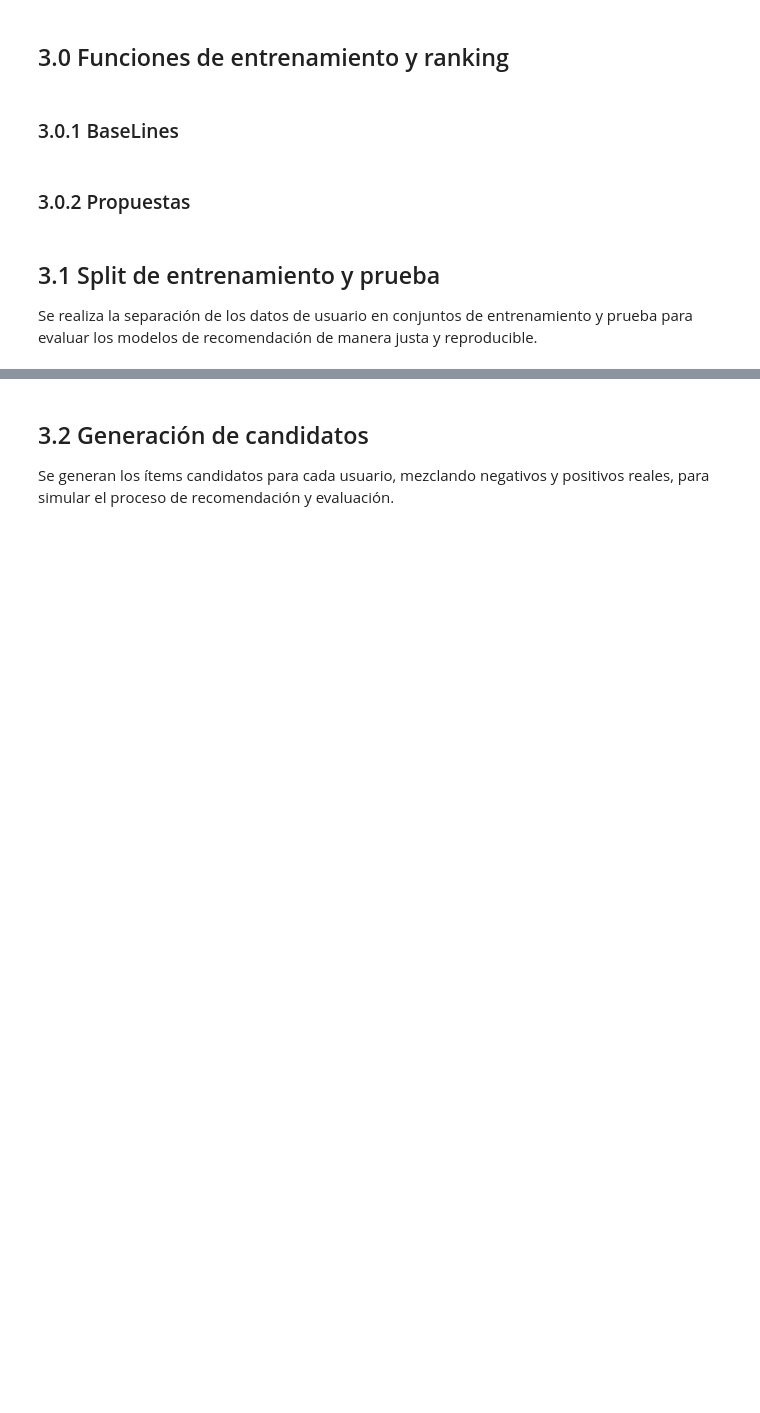
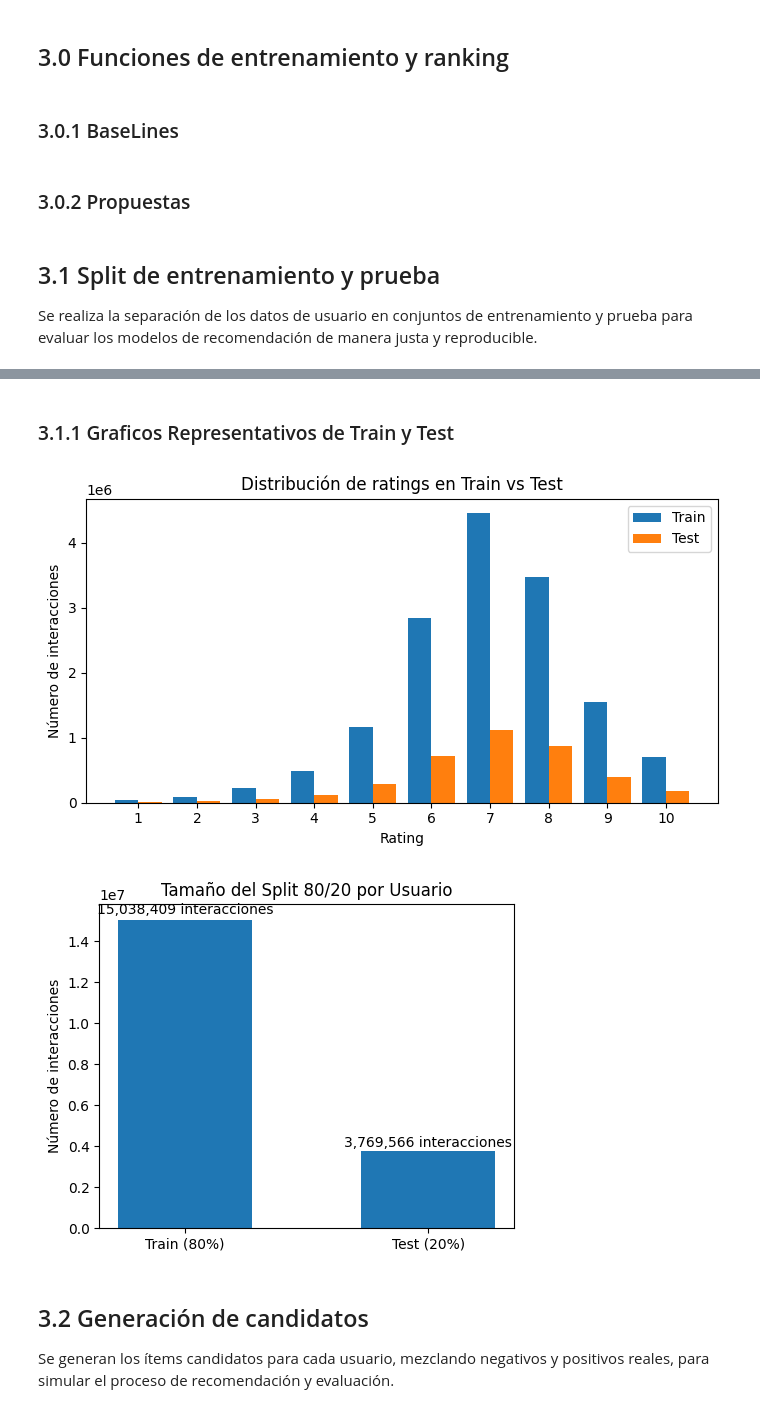
Before and after one commit to elruko/proyecto_RecSys, a Jupyter notebook: main.ipynb, the cells around one changed output, grey strips where cells are left out. Cells and saved outputs as stored; diff of their text form; code cells hidden in the pictures; blank space fills up the shorter version.

```diff
--- a/main.ipynb
+++ b/main.ipynb
@@ -38,19 +64,18 @@ def _eta(start_t, done, total):
     remain = rate * (total - done)
     return _fmt_secs(remain)
 # %%
-# === Split hold-out por usuario (80/20) con progreso ===
 def make_holdout_by_user(df_user_ratings, rating_scale=(1,10), test_frac=0.2, min_per_user=3, seed=42, log_every=10_000):
+    from surprise import Dataset as SurpriseDataset, Reader
+
     rng = np.random.default_rng(seed)
     df = df_user_ratings.copy()
     df["Username"] = df["Username"].astype(str)
     df["BGGId"] = df["BGGId"].astype(str)
 
-    # filtrar usuarios con suficientes interacciones
     counts = df.groupby("Username")["BGGId"].count()
     keep_users = counts[counts >= min_per_user].index
     df = df[df["Username"].isin(keep_users)].reset_index(drop=True)
 
-    # split por usuario
     train_rows, test_rows = [], []
     user_groups = df.groupby("Username", sort=False)
     total_users = len(user_groups)
@@ -61,6 +86,7 @@ def make_holdout_by_user(df_user_ratings, rating_scale=(1,10), test_frac=0.2, mi
         idxs = rng.permutation(len(g))
         n_test = max(1, int(round(test_frac * len(g))))
         test_idx = set(idxs[:n_test])
+
         for i, row in enumerate(g.itertuples(index=False)):
             (test_rows if i in test_idx else train_rows).append(row)
 
@@ -72,16 +98,18 @@ def make_holdout_by_user(df_user_ratings, rating_scale=(1,10), test_frac=0.2, mi
     train_df = pd.DataFrame(train_rows, columns=df.columns)
     test_df  = pd.DataFrame(test_rows,  columns=df.columns)
 
-    # Surprise trainset
-    data = Dataset.load_from_df(train_df[["Username","BGGId","Rating"]], Reader(rating_scale=rating_scale))
+    data = SurpriseDataset.load_from_df(
+        train_df[["Username","BGGId","Rating"]],
+        Reader(rating_scale=rating_scale)
+    )
     trainset = data.build_full_trainset()
 
-    # testset como lista de tuplas (uid,iid,r)
     testset = list(test_df[["Username","BGGId","Rating"]].itertuples(index=False, name=None))
 
     print(f"[Split] Usuarios: {trainset.n_users:,} | Ítems: {trainset.n_items:,} | "
           f"Train inter.: {trainset.n_ratings:,} | Test inter.: {len(testset):,}")
     print(f"[Split] Hecho en {_fmt_secs(time.time()-t0)}")
+
     return trainset, testset, train_df, test_df
 # %%
 # === Candidatos por usuario ===
@@ -712,3 +830,65 @@ trainset, testset, train_df, test_df = make_holdout_by_user(
+# %% [markdown]
+### 3.1.1 Graficos Representativos de Train y Test
+# %%
+import numpy as np
+import matplotlib.pyplot as plt
+import os
+
+os.makedirs("figs", exist_ok=True)
+
+train_ratings = train_df["Rating"].dropna().astype(int)
+test_ratings = test_df["Rating"].dropna().astype(int)
+ratings = np.arange(1, 11)
+
+train_counts = train_ratings.value_counts().reindex(ratings, fill_value=0)
+test_counts  = test_ratings.value_counts().reindex(ratings, fill_value=0)
+
+x = np.arange(len(ratings))
+width = 0.4
+
+plt.figure(figsize=(7, 4))
+
+plt.bar(x - width/2, train_counts.values, width=width, label="Train")
+plt.bar(x + width/2, test_counts.values, width=width, label="Test")
+
+plt.xticks(x, ratings)
+plt.xlabel("Rating")
+plt.ylabel("Número de interacciones")
+plt.title("Distribución de ratings en Train vs Test")
+plt.legend()
+plt.tight_layout()
+
+plt.savefig("figs/distribucion_ratings_train_test_barras.png", dpi=300, bbox_inches="tight")
+
+n_train = len(train_df)
+n_test = len(test_df)
+
+plt.figure(figsize=(5, 4))
+
+bars = plt.bar(
+    ["Train (80%)", "Test (20%)"],
+    [n_train, n_test],
+    width=0.55
+)
+
+for bar, value in zip(bars, [n_train, n_test]):
+    plt.text(
+        bar.get_x() + bar.get_width() / 2,
+        bar.get_height() + (0.01 * bar.get_height()),
+        f"{value:,} interacciones",
+        ha="center",
+        va="bottom",
+        fontsize=10
+    )
+
+plt.title("Tamaño del Split 80/20 por Usuario", fontsize=12)
+plt.ylabel("Número de interacciones")
+plt.tight_layout()
+
+plt.savefig("figs/protocolo_split_holdout.png", dpi=300, bbox_inches="tight")
+# %% [output]
+[figure, added]
+[figure, added]
 # %% [markdown]
 ## 3.2 Generación de candidatos
 Se generan los ítems candidatos para cada usuario, mezclando negativos y positivos reales, para simular el proceso de recomendación y evaluación.
```
Also changed, not shown: parts of 40 cells of this notebook, 22 other files.
